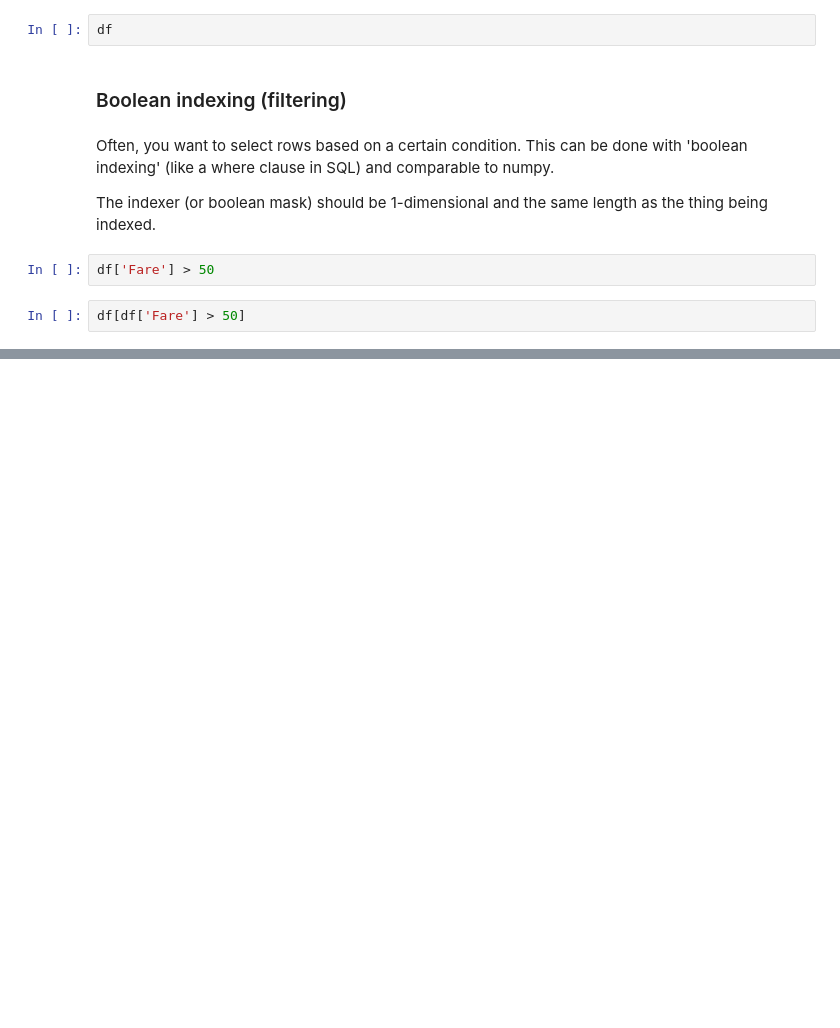
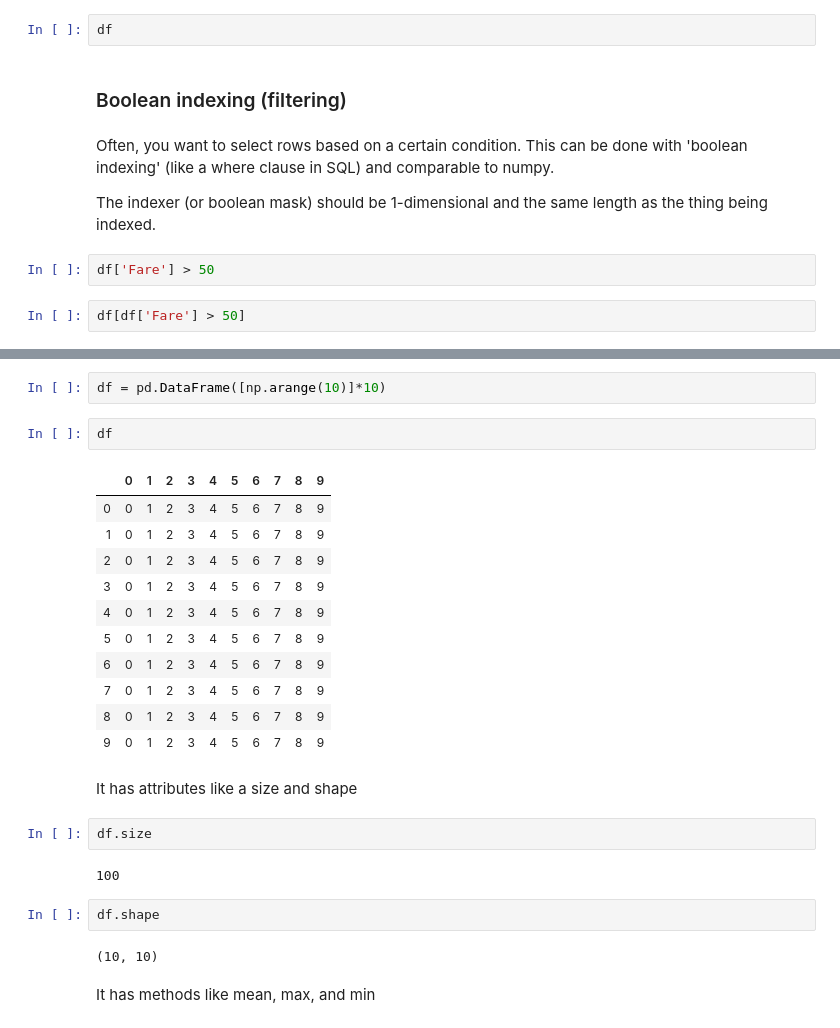
Before and after one commit to dtaantwerp/dtaantwerp.github.io, a Jupyter notebook: notebooks2021/19_Week3_Wednesday_object_orientation_I___basic_pandas__classes__methods_.ipynb, the cells around one changed output, grey strips where cells are left out. Saved outputs shown, nothing was run; the diff lists cells and outputs as text; blank space fills up the shorter version.

```diff
--- a/notebooks2021/19_Week3_Wednesday_object_orientation_I___basic_pandas__classes__methods_.ipynb
+++ b/notebooks2021/19_Week3_Wednesday_object_orientation_I___basic_pandas__classes__methods_.ipynb
@@ -270,0 +473,28 @@ df[df['Fare'] > 50]
+# %%
+df = pd.DataFrame([np.arange(10)]*10)
+# %%
+df
+# %% [output]
+|  | 0 | 1 | 2 | 3 | 4 | 5 | 6 | 7 | 8 | 9 |
+| 0 | 0 | 1 | 2 | 3 | 4 | 5 | 6 | 7 | 8 | 9 |
+| 1 | 0 | 1 | 2 | 3 | 4 | 5 | 6 | 7 | 8 | 9 |
+| 2 | 0 | 1 | 2 | 3 | 4 | 5 | 6 | 7 | 8 | 9 |
+| 3 | 0 | 1 | 2 | 3 | 4 | 5 | 6 | 7 | 8 | 9 |
+| 4 | 0 | 1 | 2 | 3 | 4 | 5 | 6 | 7 | 8 | 9 |
+| 5 | 0 | 1 | 2 | 3 | 4 | 5 | 6 | 7 | 8 | 9 |
+| 6 | 0 | 1 | 2 | 3 | 4 | 5 | 6 | 7 | 8 | 9 |
+| 7 | 0 | 1 | 2 | 3 | 4 | 5 | 6 | 7 | 8 | 9 |
+| 8 | 0 | 1 | 2 | 3 | 4 | 5 | 6 | 7 | 8 | 9 |
+| 9 | 0 | 1 | 2 | 3 | 4 | 5 | 6 | 7 | 8 | 9 |
+# %% [markdown]
+It has attributes like a size and shape
+# %%
+df.size
+# %% [output]
+100
+# %%
+df.shape
+# %% [output]
+(10, 10)
+# %% [markdown]
+It has methods like mean, max, and min
```
Also changed, not shown: parts of 48 cells of this notebook, 1 other file.
